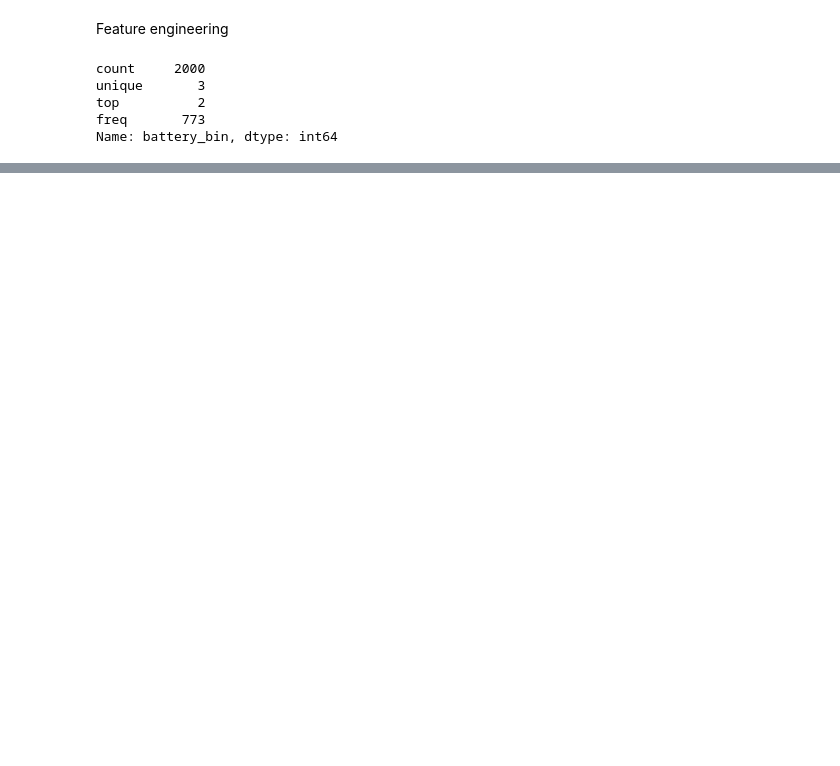
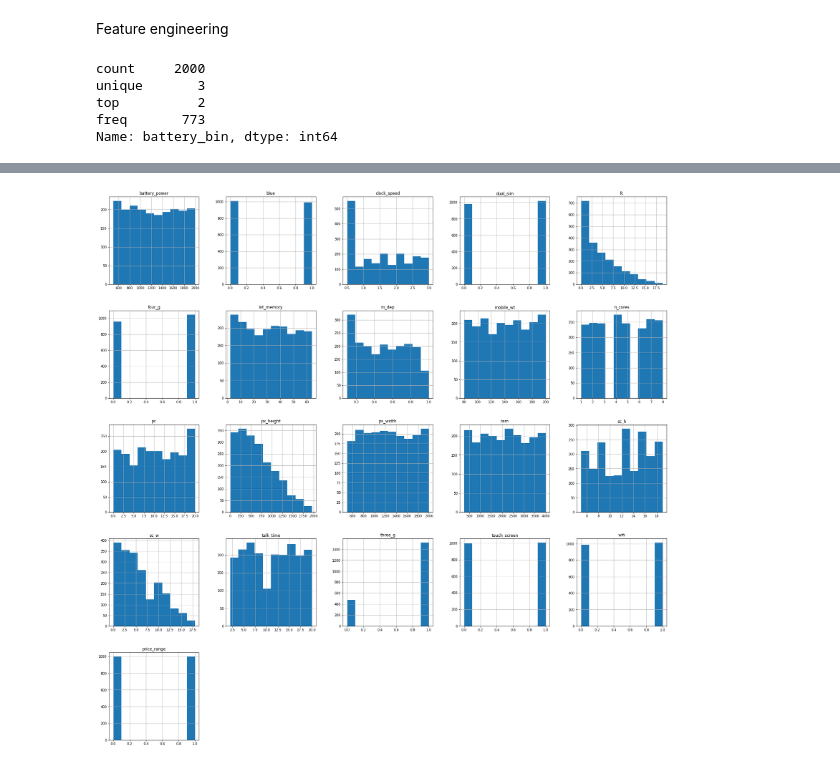
Before and after one commit to alisharifi2000/CS-SBU-eDataMining-MSc-2022, a Jupyter notebook: submits/400422045/project2/Mobile.ipynb, the cells around one changed output, grey strips where cells are left out. Saved outputs shown, nothing was run; the diff lists cells and outputs as text; code cells hidden in the pictures; blank space fills up the shorter version.

```diff
--- a/submits/400422045/project2/Mobile.ipynb
+++ b/submits/400422045/project2/Mobile.ipynb
@@ -210,8 +211,10 @@ weighted avg       0.69      0.69      0.69       400
 Feature engineering
 # %%
 # binding
-train['battery_bin'] = pd.cut(train.battery_power, bins = [0, 900, 1500, 4000], labels = [1, 2, 3])
-train.battery_bin.describe()
+train_binding = train.copy()
+
+train_binding['battery_bin'] = pd.cut(train.battery_power, bins = [0, 900, 1500, 4000], labels = [1, 2, 3])
+train_binding.battery_bin.describe()
 # %% [output]
 count     2000
 unique       3
@@ -220,0 +284,5 @@ Name: battery_bin, dtype: int64
+# %%
+train.hist(figsize=(30,30))
+plt.show()
+# %% [output]
+[figure, added]
```
Also changed, not shown: parts of 25 cells of this notebook.
